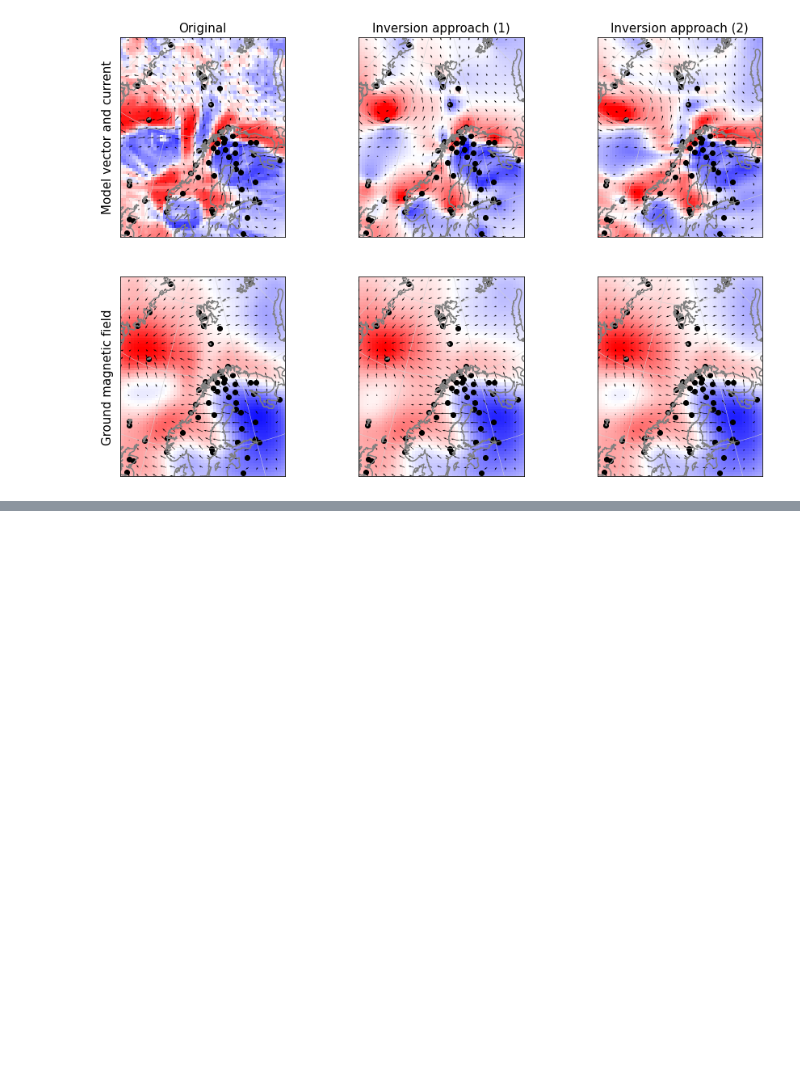
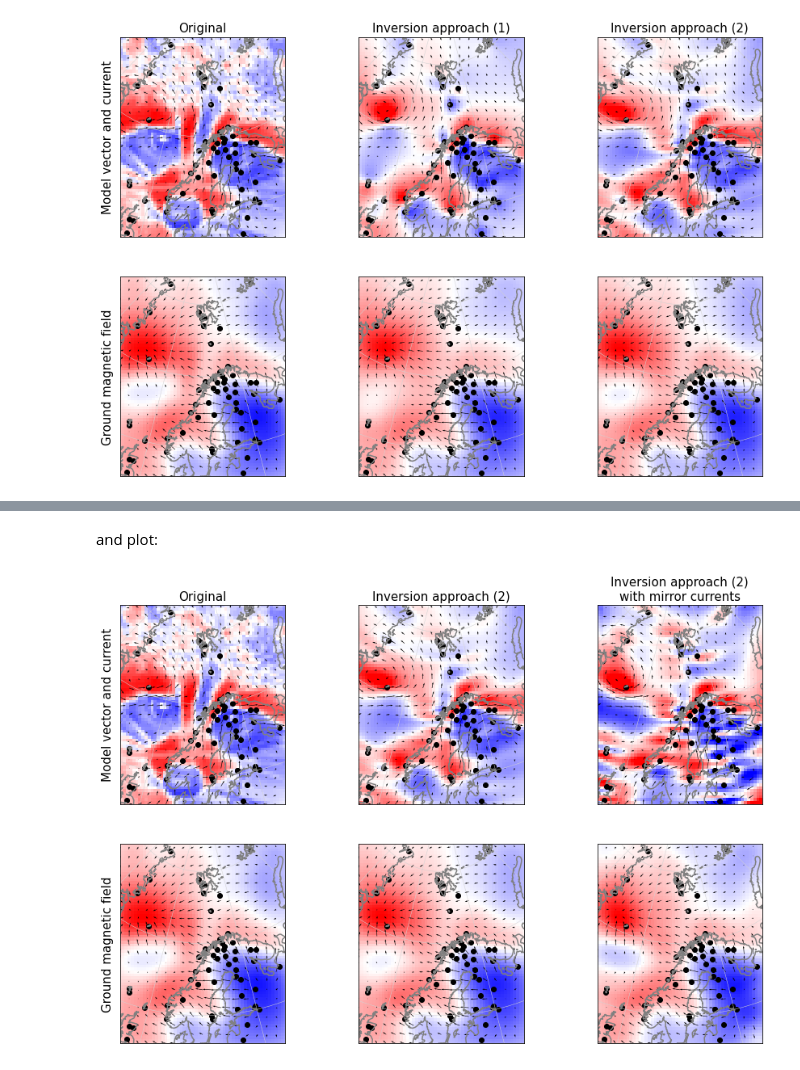
Before and after one commit to klaundal/secsy, a Jupyter notebook: notebooks/SECS_example.ipynb, the cells around one changed output, grey strips where cells are left out. Drawn from its saved outputs; the diff is of its cells as text; code cells hidden in the pictures; blank space fills up the shorter version.

Commit message:
updated SECS example notebook with induction examples (#22)

```diff
--- a/notebooks/SECS_example.ipynb
+++ b/notebooks/SECS_example.ipynb
@@ -25,6 +26,8 @@ import matplotlib.pyplot as plt
 import warnings
 warnings.filterwarnings('ignore')
 
+RE = 6371.2e3
+
 # load racoon picture to represent the SECS divergence-free amplitude (the curl of the current)
 I = gaussian_filter(face(gray = True), 3)[100:500:6, 500:-200:6][::-1] # smooth, crop, downsample, and turn upside-down
 shp = I.shape
@@ -32,7 +35,7 @@ I = I - I.mean()
 
 # set up cubed sphere projection and grid
 projection = cs.CSprojection((15, 70), 0) # central (lon, lat) and orientation of the grid
-grid = cs.CSgrid(projection, shp[1] * .5e5, shp[0]*.5e5, shp[0], shp[1], R = 6371.2e3, wshift = 1e3)
+grid = cs.CSgrid(projection, shp[1] * .5e5, shp[0]*.5e5, shp[0], shp[1], R = RE, wshift = 1e3)
 
 fig, ax = plt.subplots(figsize = (8, 7))
 csax = CSplot(ax, grid, gridtype = 'cs')
@@ -51,7 +54,7 @@ la, lo = grid.lat_mesh[ss, ss], grid.lon_mesh[ss, ss]
 # matrices that calculate currents:
 Gej, Gnj = get_SECS_J_G_matrices(la, lo, grid.lat, grid.lon)
 # and magnetic field on ground (evaluated on the full "mesh" grid, not downsampled):
-GeB, GnB, GuB = get_SECS_B_G_matrices(grid.lat_mesh, grid.lon_mesh, 6371.2e3, grid.lat, grid.lon)
+GeB, GnB, GuB = get_SECS_B_G_matrices(grid.lat_mesh, grid.lon_mesh, RE, grid.lat, grid.lon)
 
 # Use matrices to calculate the actual values:
 I = I.flatten()
@@ -101,7 +104,7 @@ xi_mag, eta_mag = projection.geo2cube(lon_mag, lat_mag)
 ## lon_mag, lat_mag = projection.cube2geo(xi_mag, eta_mag)
 
 # evaluate the magnetic field at these points:
-GeB_mag, GnB_mag, GuB_mag = get_SECS_B_G_matrices(lat_mag, lon_mag, 6371.2e3, grid.lat, grid.lon)
+GeB_mag, GnB_mag, GuB_mag = get_SECS_B_G_matrices(lat_mag, lon_mag, RE, grid.lat, grid.lon)
 Be_mag, Bn_mag, Bu_mag = GeB_mag.dot(I), GnB_mag.dot(I), GuB_mag.dot(I)
 
 print('Synthetic dataset consists of {} magnetometers'.format(len(xi_mag)))
@@ -176,0 +190,59 @@ plt.show()
+# %%
+depth = 1000e3 # depth where Br = 0 [m]
+GeB_mirror,     GnB_mirror,     GuB_mirror     = get_SECS_B_G_matrices(grid.lat_mesh, grid.lon_mesh, RE, grid.lat, grid.lon, induction_nullification_radius = RE - depth)
+GeB_mag_mirror, GnB_mag_mirror, GuB_mag_mirror = get_SECS_B_G_matrices(lat_mag      , lon_mag      , RE, grid.lat, grid.lon, induction_nullification_radius = RE - depth)
+
+# G matrix for the mirror current method:
+G_mirror = np.vstack((GeB_mag_mirror, GnB_mag_mirror, GuB_mag_mirror)) # shape: (3*N, grid.size)
+
+# using inversion approach (2):
+GTG_mirror, GTd_mirror = G_mirror.T.dot(G_mirror), G_mirror.T.dot(d) # we multiply the set of equations by G_mirror transpose
+I_mirror = np.linalg.lstsq(GTG_mirror + R, GTd_mirror, rcond = 0)[0]
+# %% [markdown]
+and plot:
+# %%
+# Plot:
+fig, axes = plt.subplots(ncols = 3, nrows = 2, figsize = (15, 10))
+csaxes = [CSplot(ax, grid, gridtype = 'geo') for ax in axes.flatten()]
+
+# plot the solution vector:
+csaxes[0].pcolormesh(grid.lon_mesh, grid.lat_mesh, I.reshape(shp), cmap = plt.cm.bwr, vmin = -np.abs(I.max()), vmax = np.abs(I.max()))
+csaxes[1].pcolormesh(grid.lon_mesh, grid.lat_mesh, I_2.reshape(shp), cmap = plt.cm.bwr, vmin = -np.abs(I.max()), vmax = np.abs(I.max()))
+csaxes[2].pcolormesh(grid.lon_mesh, grid.lat_mesh, I_mirror.reshape(shp), cmap = plt.cm.bwr, vmin = -np.abs(I.max()), vmax = np.abs(I.max()))
+
+# plot currents and magnetic fields
+for i, model_vector in enumerate([I, I_2, I_mirror]):
+    # current
+    je, jn = Gej.dot(model_vector).reshape(la.shape), Gnj.dot(model_vector).reshape(la.shape)
+    csaxes[i].quiver(je, jn, lo, la)
+
+    if i < 2: # mirror current model should be treated seperately
+        Be, Bn, Bu = GeB.dot(model_vector).reshape(grid.lat_mesh.shape), GnB.dot(model_vector).reshape(grid.lat_mesh.shape), GuB.dot(model_vector).reshape(grid.lat_mesh.shape)
+        csaxes[i + 3].quiver(Be[ss, ss].flatten(), Bn[ss, ss].flatten(), lo, la)
+        csaxes[i + 3].pcolormesh(grid.lon_mesh, grid.lat_mesh, Bu, cmap = plt.cm.bwr, vmin = -np.abs(Bu.max()), vmax = np.abs(Bu.max()), zorder = 0)
+
+# magnetic field for mirror current model
+Be, Bn, Bu = GeB_mirror.dot(I_mirror).reshape(grid.lat_mesh.shape), GnB_mirror.dot(I_mirror).reshape(grid.lat_mesh.shape), GuB_mirror.dot(I_mirror).reshape(grid.lat_mesh.shape)
+csaxes[5].quiver(Be[ss, ss].flatten(), Bn[ss, ss].flatten(), lo, la)
+csaxes[5].pcolormesh(grid.lon_mesh, grid.lat_mesh, Bu, cmap = plt.cm.bwr, vmin = -np.abs(Bu.max()), vmax = np.abs(Bu.max()), zorder = 0)
+
+
+
+
+
+csaxes[0].ax.set_title('Original', size = 15)
+csaxes[1].ax.set_title('Inversion approach (2)', size = 15)
+csaxes[2].ax.set_title('Inversion approach (2)\nwith mirror currents', size = 15)
+csaxes[0].ax.set_ylabel('Model vector and current', size = 15)
+csaxes[3].ax.set_ylabel('Ground magnetic field', size = 15)
+
+
+
+for a in csaxes:
+    a.ax.scatter(xi_mag, eta_mag, c = 'black')
+    a.add_coastlines(color = 'grey', resolution = '50m')
+
+
+plt.show()
+# %% [output]
+[figure, added]
```
Also changed, not shown: parts of 10 cells of this notebook.
